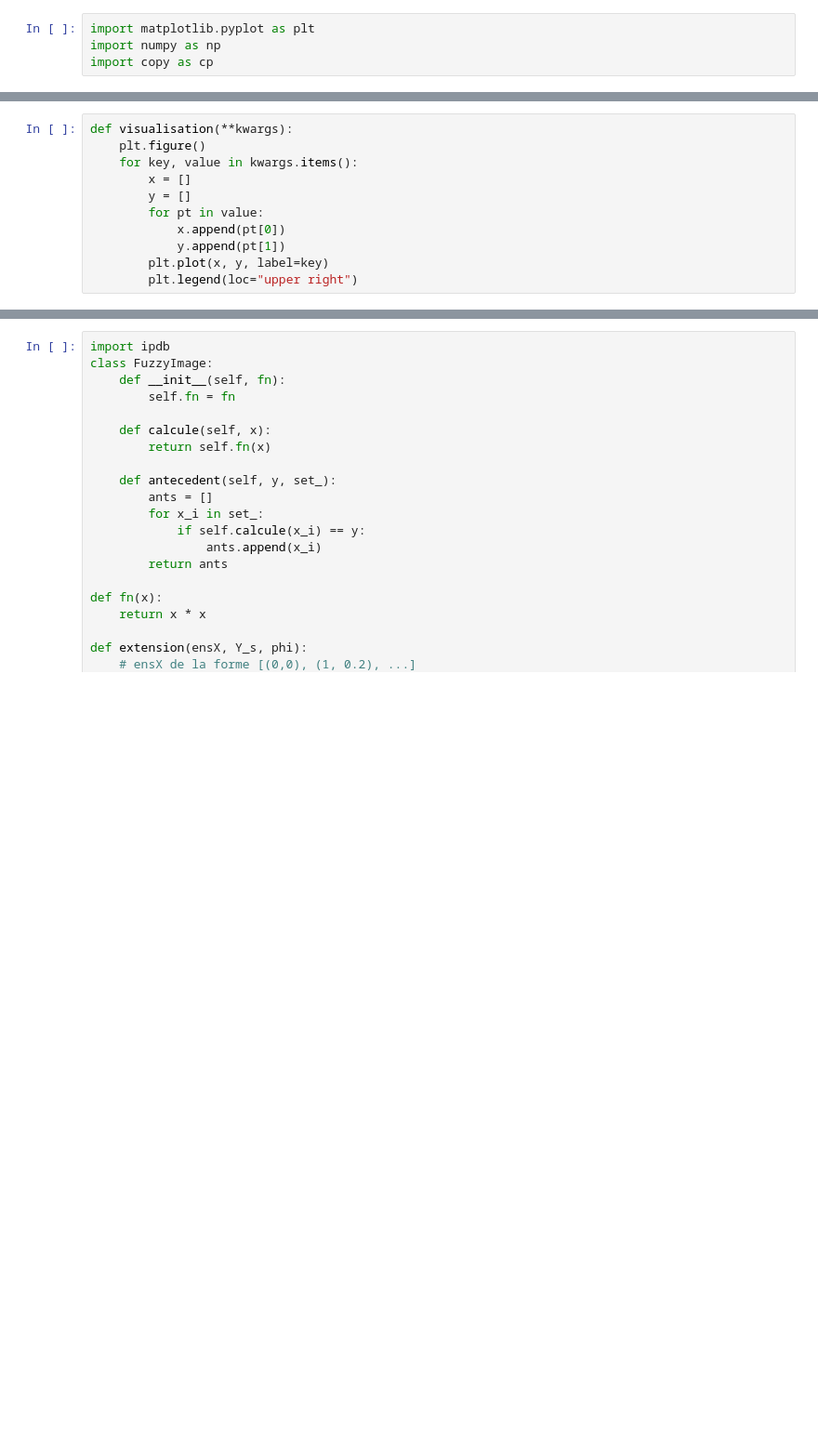
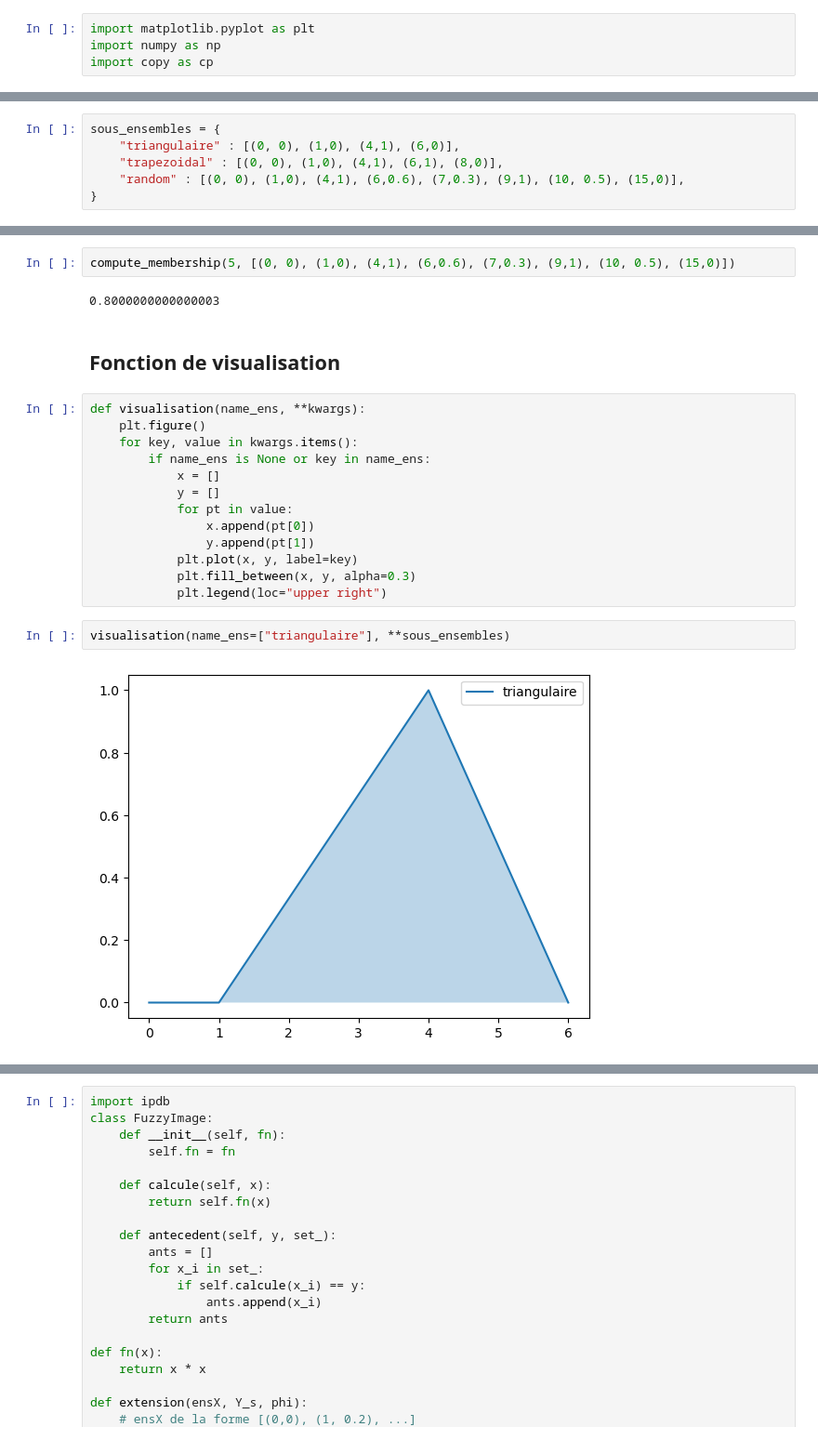
Before and after one commit to nhs2828/IA-Explicable, a Jupyter notebook: tme4/LE-LORIER_NGUYEN_tme4.ipynb, the cells around one changed output, grey strips where cells are left out. Shown at 93% size. Saved outputs shown, nothing was run; the diff lists cells and outputs as text; blank space fills up the shorter version.

```diff
--- a/tme4/LE-LORIER_NGUYEN_tme4.ipynb
+++ b/tme4/LE-LORIER_NGUYEN_tme4.ipynb
@@ -46,11 +4,0 @@ calculerDegreeAppartenance(5, [(0, 0), (1,0), (4,1), (6,0.6), (7,0.3), (9,1), (1
-# %%
-def visualisation(**kwargs):
-    plt.figure()
-    for key, value in kwargs.items():
-        x = []
-        y = []
-        for pt in value:
-            x.append(pt[0])
-            y.append(pt[1])
-        plt.plot(x, y, label=key)
-        plt.legend(loc="upper right")
@@ -116,0 +5,6 @@ class TCoNorm:
+# %%
+sous_ensembles = {
+    "triangulaire" : [(0, 0), (1,0), (4,1), (6,0)],
+    "trapezoidal" : [(0, 0), (1,0), (4,1), (6,1), (8,0)],
+    "random" : [(0, 0), (1,0), (4,1), (6,0.6), (7,0.3), (9,1), (10, 0.5), (15,0)],
+}
@@ -116,0 +25,23 @@ class TCoNorm:
+# %%
+compute_membership(5, [(0, 0), (1,0), (4,1), (6,0.6), (7,0.3), (9,1), (10, 0.5), (15,0)])
+# %% [output]
+0.8000000000000003
+# %% [markdown]
+## Fonction de visualisation
+# %%
+def visualisation(name_ens, **kwargs):
+    plt.figure()
+    for key, value in kwargs.items():
+        if name_ens is None or key in name_ens:
+            x = []
+            y = []
+            for pt in value:
+                x.append(pt[0])
+                y.append(pt[1])
+            plt.plot(x, y, label=key)
+            plt.fill_between(x, y, alpha=0.3)
+            plt.legend(loc="upper right")
+# %%
+visualisation(name_ens=["triangulaire"], **sous_ensembles)
+# %% [output]
+[figure, added]
```
Also changed, not shown: parts of 47 cells of this notebook.
